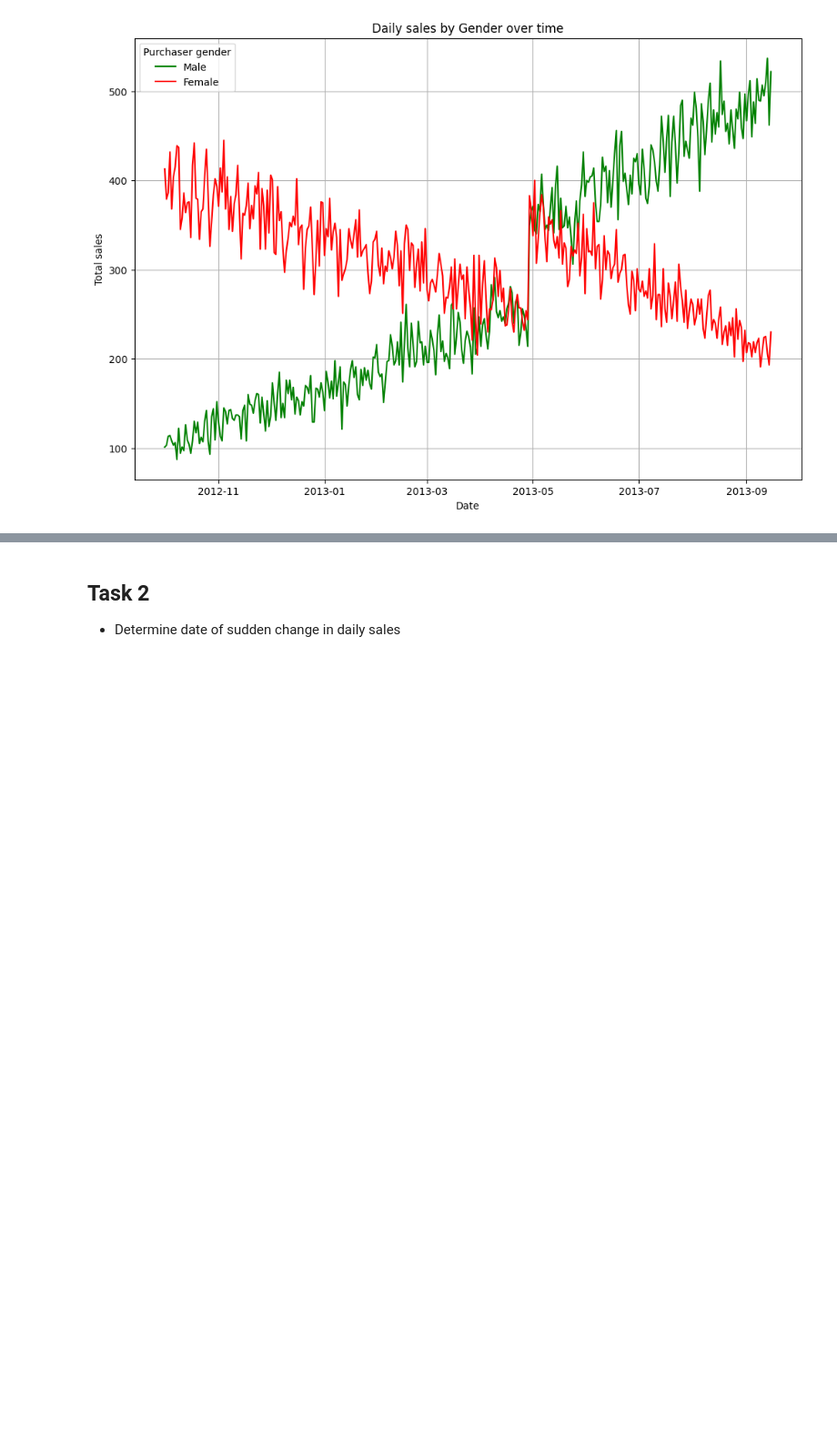
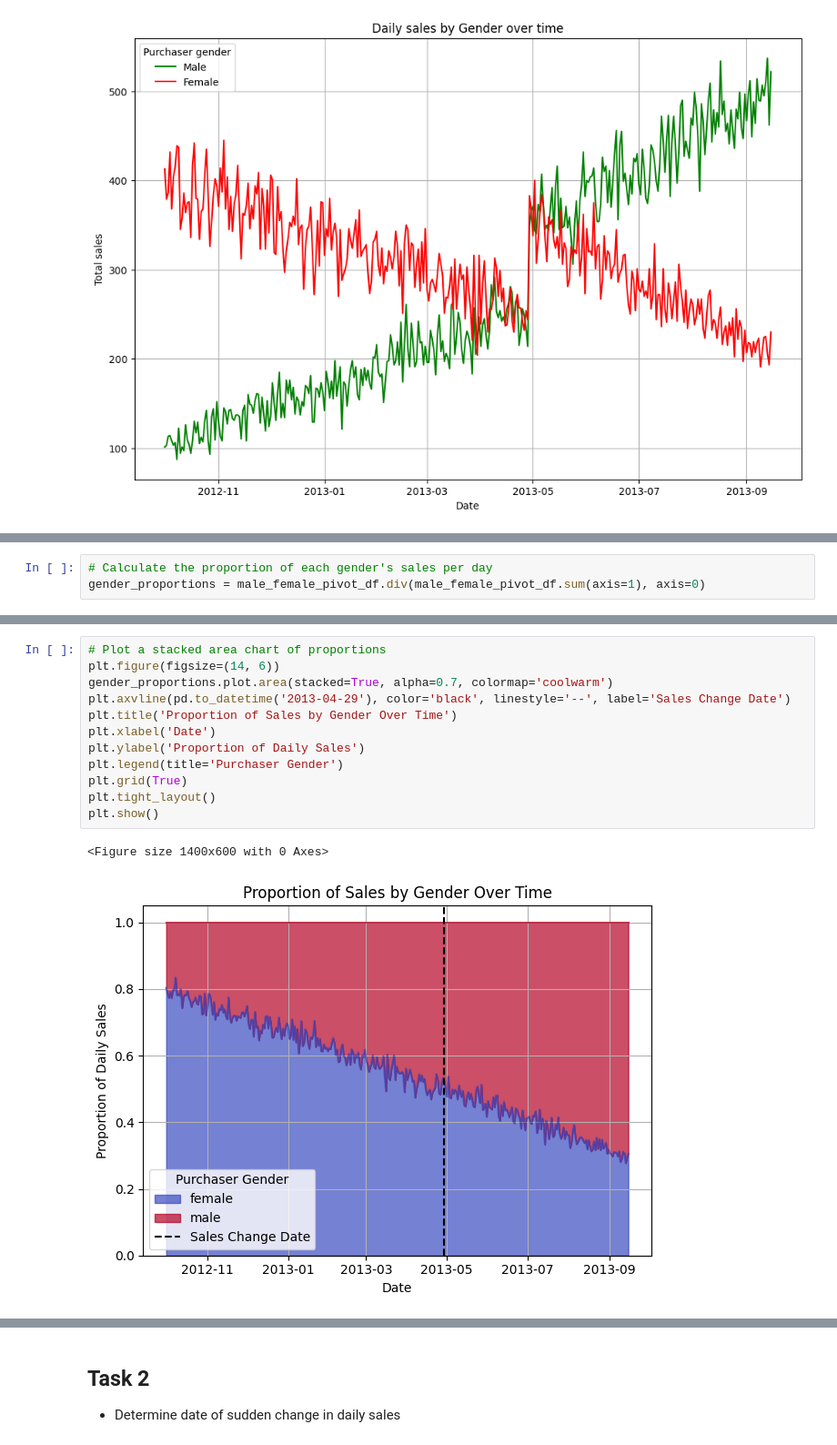
Before and after one commit to Jahdo-Codes/Data-Projects-from-stratascratch, a Jupyter notebook: Assignments/23andMe.ipynb, the cells around one changed output, grey strips where cells are left out. Shown: that part at 91% size. Cells and saved outputs as stored; diff of their text form; blank space fills up the shorter version.

```diff
--- a/Assignments/23andMe.ipynb
+++ b/Assignments/23andMe.ipynb
@@ -98,0 +105,3 @@ plt.legend(title='Purchaser gender')
+# %%
+# Calculate the proportion of each gender's sales per day
+gender_proportions = male_female_pivot_df.div(male_female_pivot_df.sum(axis=1), axis=0)
@@ -98,0 +125,15 @@ plt.legend(title='Purchaser gender')
+# %%
+# Plot a stacked area chart of proportions
+plt.figure(figsize=(14, 6))
+gender_proportions.plot.area(stacked=True, alpha=0.7, colormap='coolwarm')
+plt.axvline(pd.to_datetime('2013-04-29'), color='black', linestyle='--', label='Sales Change Date')
+plt.title('Proportion of Sales by Gender Over Time')
+plt.xlabel('Date')
+plt.ylabel('Proportion of Daily Sales')
+plt.legend(title='Purchaser Gender')
+plt.grid(True)
+plt.tight_layout()
+plt.show()
+# %% [output]
+<Figure size 1400x600 with 0 Axes>
+[figure, added]
```
Also changed, not shown: parts of 12 cells of this notebook.
